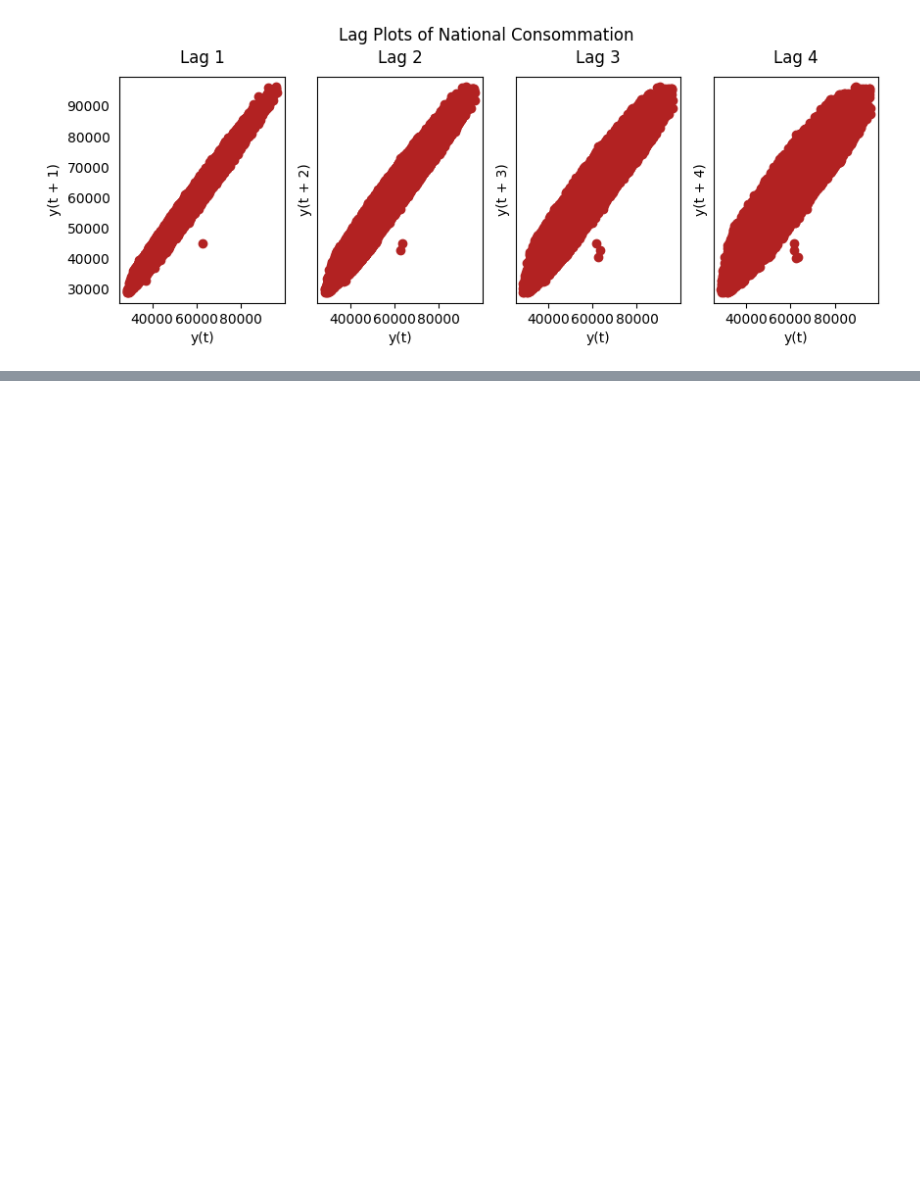
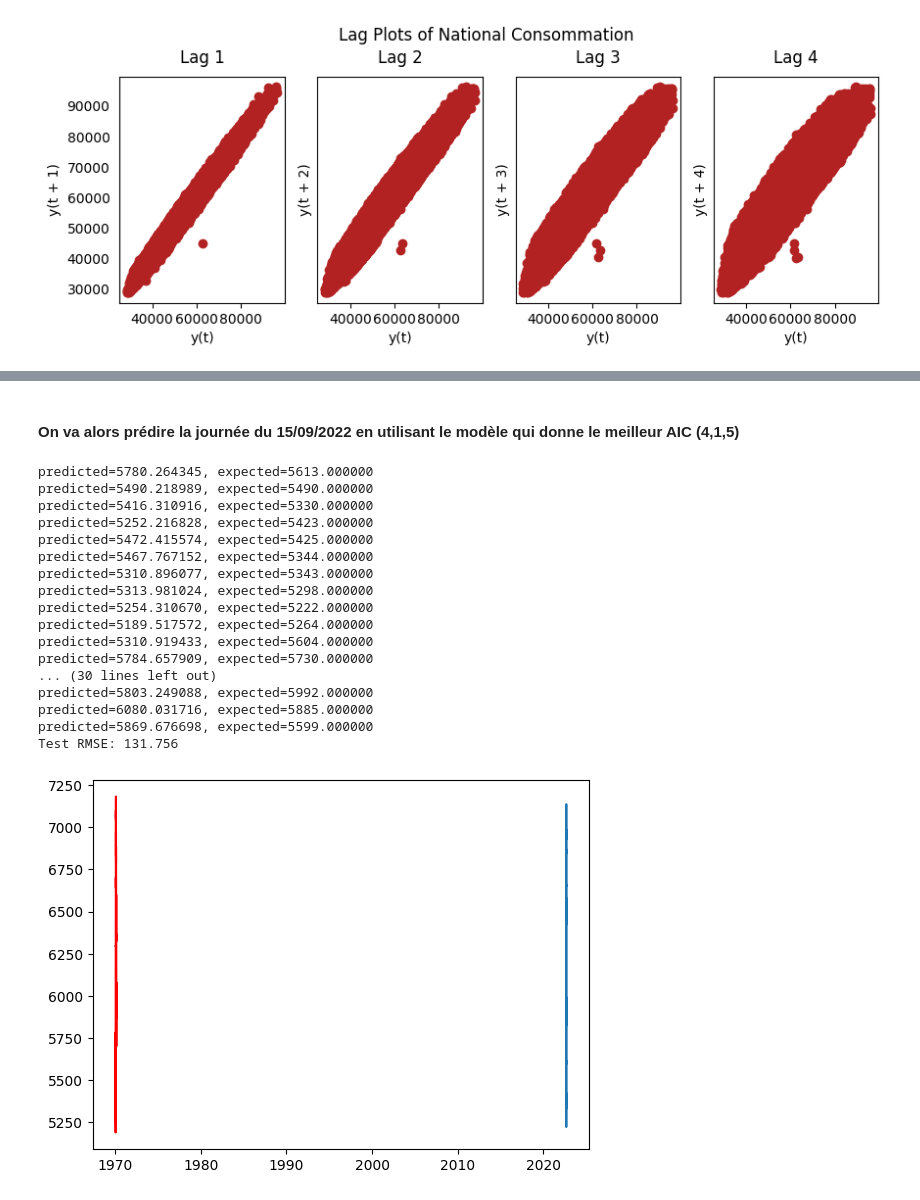
Before and after one commit to FeckNeck/temporal-data-analysis, a Jupyter notebook: index.ipynb, the cells around one changed output, grey strips where cells are left out. Saved outputs shown, nothing was run; the diff lists cells and outputs as text; code cells hidden in the pictures; blank space fills up the shorter version.

```diff
--- a/index.ipynb
+++ b/index.ipynb
@@ -894,0 +1006,6 @@ pyplot.show()
+# %%
+model = auto_arima(train_Auvergne["Consommation_Auvergne-Rhône-Alpes"], trace=True, error_action='ignore', suppress_warnings=True)
+model.fit(train_Auvergne["Consommation_Auvergne-Rhône-Alpes"])
+forecast = model.predict(n_periods=len(test_Auvergne["Consommation_Auvergne-Rhône-Alpes"]))
+forecast = pd.DataFrame(forecast,index = test_Auvergne["Consommation_Auvergne-Rhône-Alpes"].index,columns=['Prediction'])
+print(model.summary())
@@ -894,0 +1030,42 @@ pyplot.show()
+# %% [markdown]
+#### On va alors prédire la journée du 15/09/2022 en utilisant le modèle qui donne le meilleur AIC (4,1,5)
+# %%
+history = train_Auvergne["Consommation_Auvergne-Rhône-Alpes"].tolist()
+test = test_Auvergne["Consommation_Auvergne-Rhône-Alpes"]
+predictions = list()
+# walk-forward validation
+for t in range(len(test)):
+ model = ARIMA(history, order=(4,1,5))
+ model_fit = model.fit()
+ output = model_fit.forecast()
+ yhat = output
+ predictions.append(yhat)
+ obs = test[t]
+ history.append(obs)
+ print('predicted=%f, expected=%f' % (yhat, obs))
+# evaluate forecasts
+rmse = sqrt(mean_squared_error(test, predictions))
+print('Test RMSE: %.3f' % rmse)
+# plot forecasts against actual outcomes
+pyplot.plot(test)
+pyplot.plot(predictions, color='red')
+pyplot.show()
+# %% [output]
+predicted=5780.264345, expected=5613.000000
+predicted=5490.218989, expected=5490.000000
+predicted=5416.310916, expected=5330.000000
+predicted=5252.216828, expected=5423.000000
+predicted=5472.415574, expected=5425.000000
+predicted=5467.767152, expected=5344.000000
+predicted=5310.896077, expected=5343.000000
+predicted=5313.981024, expected=5298.000000
+predicted=5254.310670, expected=5222.000000
+predicted=5189.517572, expected=5264.000000
+predicted=5310.919433, expected=5604.000000
+predicted=5784.657909, expected=5730.000000
+... (30 lines left out)
+predicted=5803.249088, expected=5992.000000
+predicted=6080.031716, expected=5885.000000
+predicted=5869.676698, expected=5599.000000
+Test RMSE: 131.756
+[figure, added]
```
Also changed, not shown: parts of 96 cells of this notebook.
